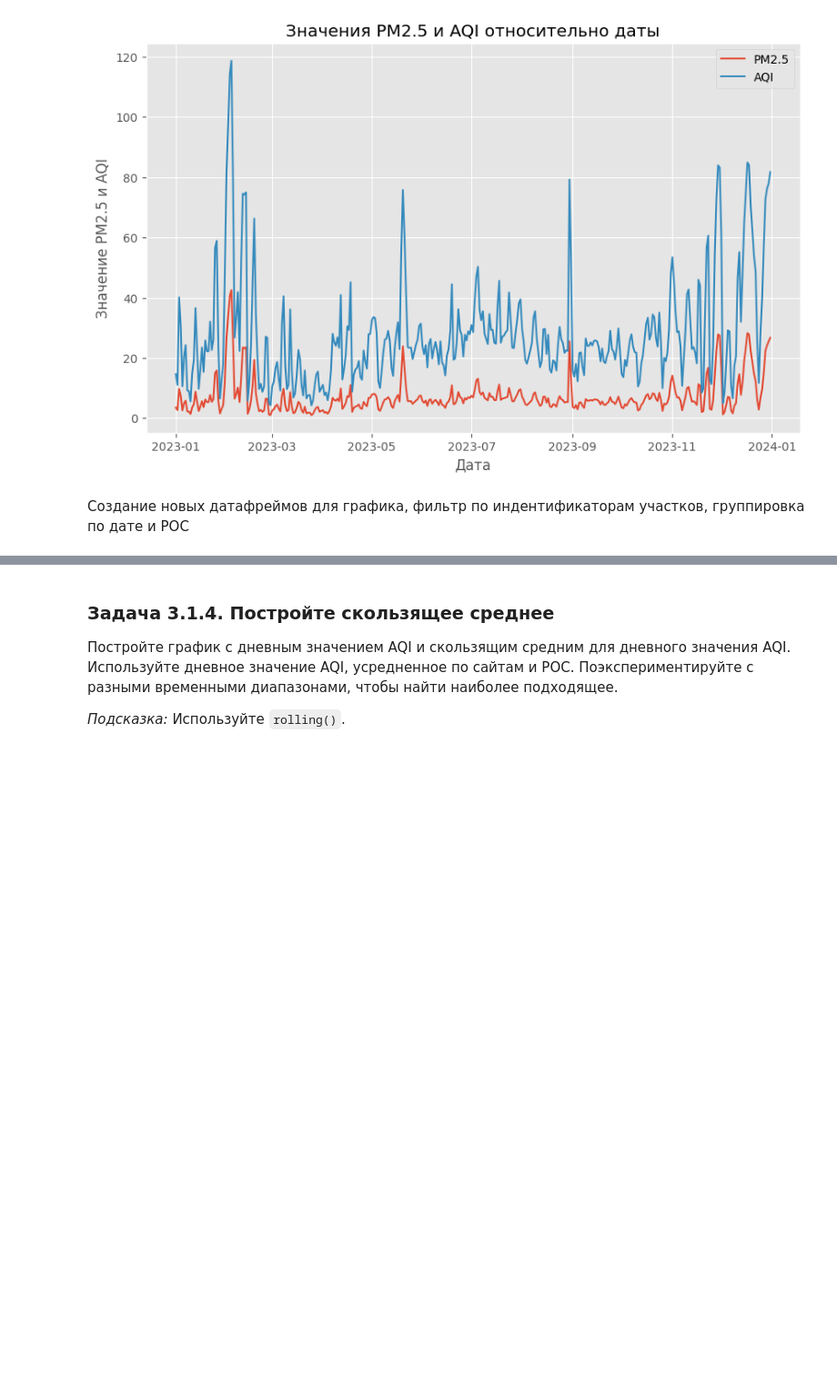
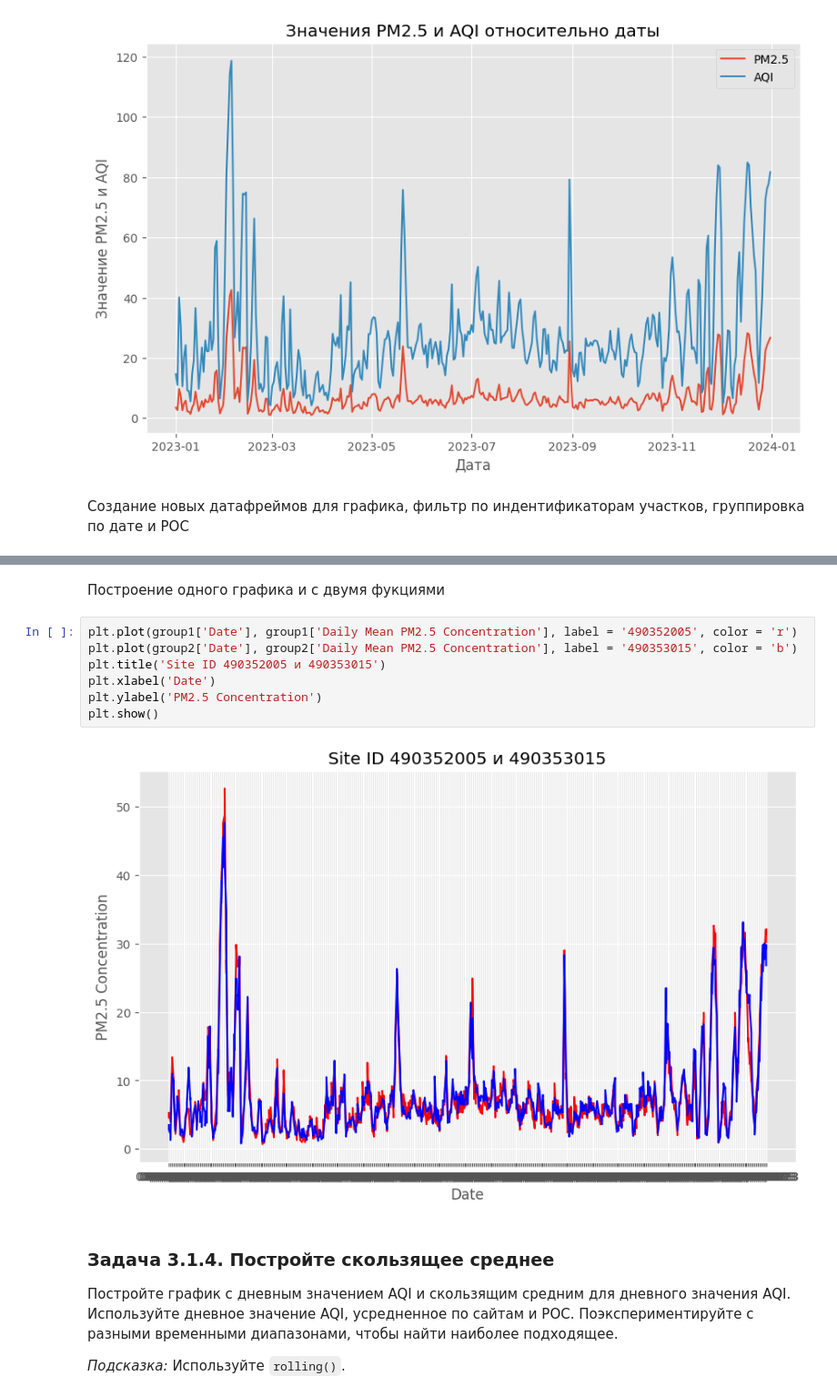
Before and after one commit to MokretsovaViktoria/DS, a Jupyter notebook: HomeWork/2024_03/HW3_статистические_гипотезы.ipynb, the cells around one changed output, grey strips where cells are left out. Shown at 91% size. Saved outputs shown, nothing was run; the diff lists cells and outputs as text; blank space fills up the shorter version.

```diff
--- a/HomeWork/2024_03/HW3_статистические_гипотезы.ipynb
+++ b/HomeWork/2024_03/HW3_статистические_гипотезы.ipynb
@@ -293,3 +293,14 @@ plt.show()
+# %% [markdown]
+Построение одного графика и с двумя фукциями
+# %%
+plt.plot(group1['Date'], group1['Daily Mean PM2.5 Concentration'], label = '490352005', color = 'r')
+plt.plot(group2['Date'], group2['Daily Mean PM2.5 Concentration'], label = '490353015', color = 'b')
+plt.title('Site ID 490352005 и 490353015')
+plt.xlabel('Date')
+plt.ylabel('PM2.5 Concentration')
+plt.show()
+# %% [output]
+[figure, added]
 # %% [markdown]
 ### Задача 3.1.4. Постройте скользящее среднее
 
```
Also changed, not shown: parts of 4 cells of this notebook.
